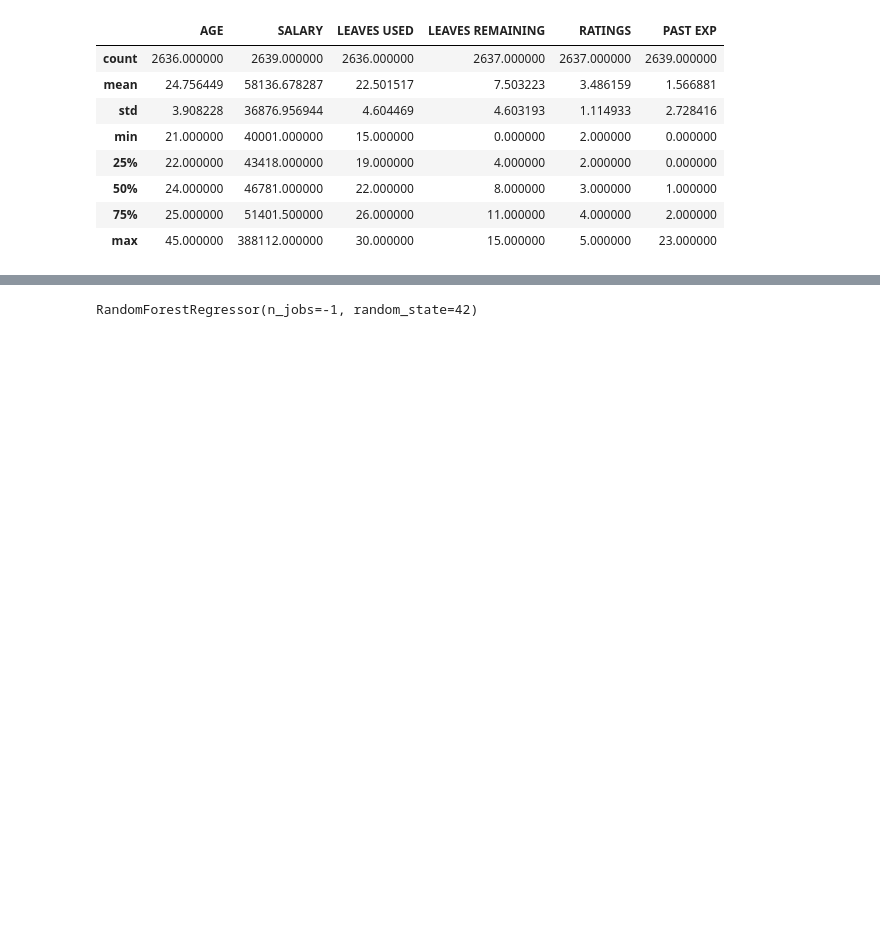
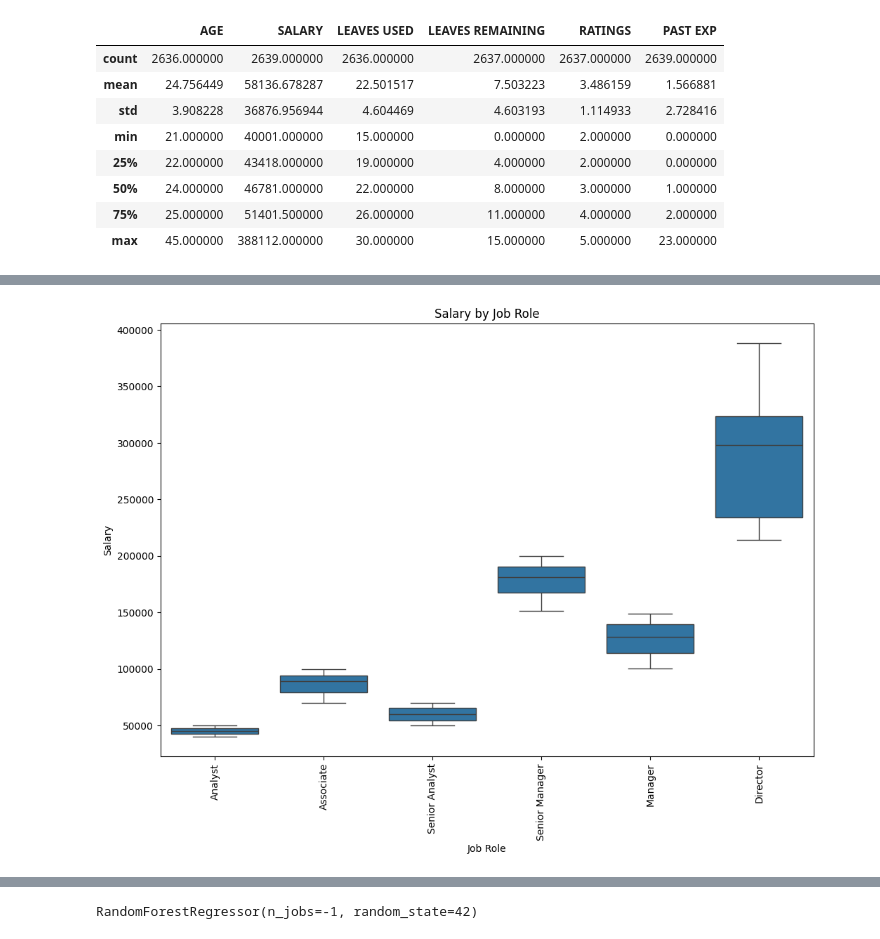
Before and after one commit to hous087S/Conformal-prediction, a Jupyter notebook: INFOSP.ipynb, the cells around one changed output, grey strips where cells are left out. Cells and saved outputs as stored; diff of their text form; code cells hidden in the pictures; blank space fills up the shorter version.

```diff
--- a/INFOSP.ipynb
+++ b/INFOSP.ipynb
@@ -34,0 +47,11 @@ df.describe()
+# %%
+# Salary by Job Role
+plt.figure(figsize=(12, 8))
+sns.boxplot(x='DESIGNATION', y='SALARY', data=df)
+plt.title('Salary by Job Role')
+plt.xlabel('Job Role')
+plt.ylabel('Salary')
+plt.xticks(rotation=90)
+plt.show()
+# %% [output]
+[figure, added]
```
Also changed, not shown: parts of 3 cells of this notebook, 3 other files.
